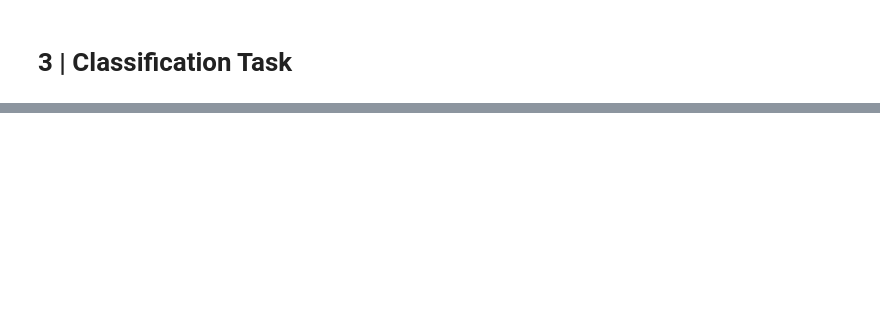
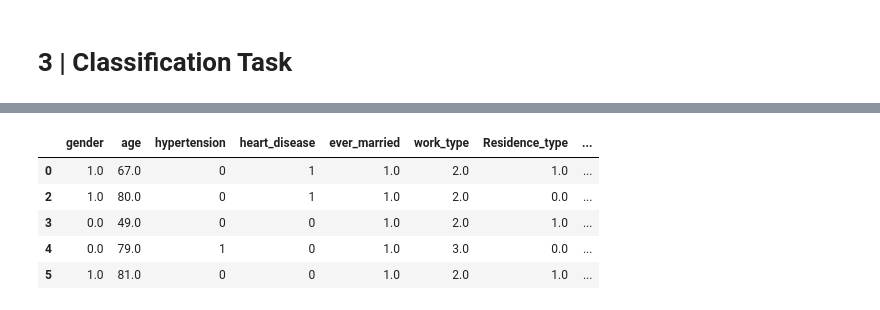
Before and after one commit to nuraishasb/supervisedML, a Jupyter notebook: Python_SupervisedML.ipynb, the cells around one changed output, grey strips where cells are left out. Saved outputs shown, nothing was run; the diff lists cells and outputs as text; code cells hidden in the pictures; blank space fills up the shorter version.

```diff
--- a/Python_SupervisedML.ipynb
+++ b/Python_SupervisedML.ipynb
@@ -199,3 +286,30 @@ models
+# %%
+# covert categorical to numerical values using OrdinalEncoder
+from sklearn.preprocessing import OrdinalEncoder, OneHotEncoder
+ordinal_encoder = OrdinalEncoder()
+gender = df1['gender'].values.reshape(-1,1)
+df1['gender'] = ordinal_encoder.fit_transform(gender)
+
+ever_married = df1['ever_married'].values.reshape(-1,1)
+df1['ever_married'] = ordinal_encoder.fit_transform(ever_married)
+
+work_type = df1['work_type'].values.reshape(-1,1)
+df1['work_type'] = ordinal_encoder.fit_transform(work_type)
+
+Residence_type = df1['Residence_type'].values.reshape(-1,1)
+df1['Residence_type'] = ordinal_encoder.fit_transform(Residence_type)
+
+smoking_status = df1['smoking_status'].values.reshape(-1,1)
+df1['smoking_status'] = ordinal_encoder.fit_transform(smoking_status)
+
+df1.head(n=5)
+# %% [output]
+|  | gender | age | hypertension | heart_disease | ever_married | work_type | Residence_type | ... |
+| 0 | 1.0 | 67.0 | 0 | 1 | 1.0 | 2.0 | 1.0 | ... |
+| 2 | 1.0 | 80.0 | 0 | 1 | 1.0 | 2.0 | 0.0 | ... |
+| 3 | 0.0 | 49.0 | 0 | 0 | 1.0 | 2.0 | 1.0 | ... |
+| 4 | 0.0 | 79.0 | 1 | 0 | 1.0 | 3.0 | 0.0 | ... |
+| 5 | 1.0 | 81.0 | 0 | 0 | 1.0 | 2.0 | 1.0 | ... |
 # %%
 # This time let “smokers” be the target, the rest as the features
 
```
Also changed, not shown: parts of 32 cells of this notebook.
